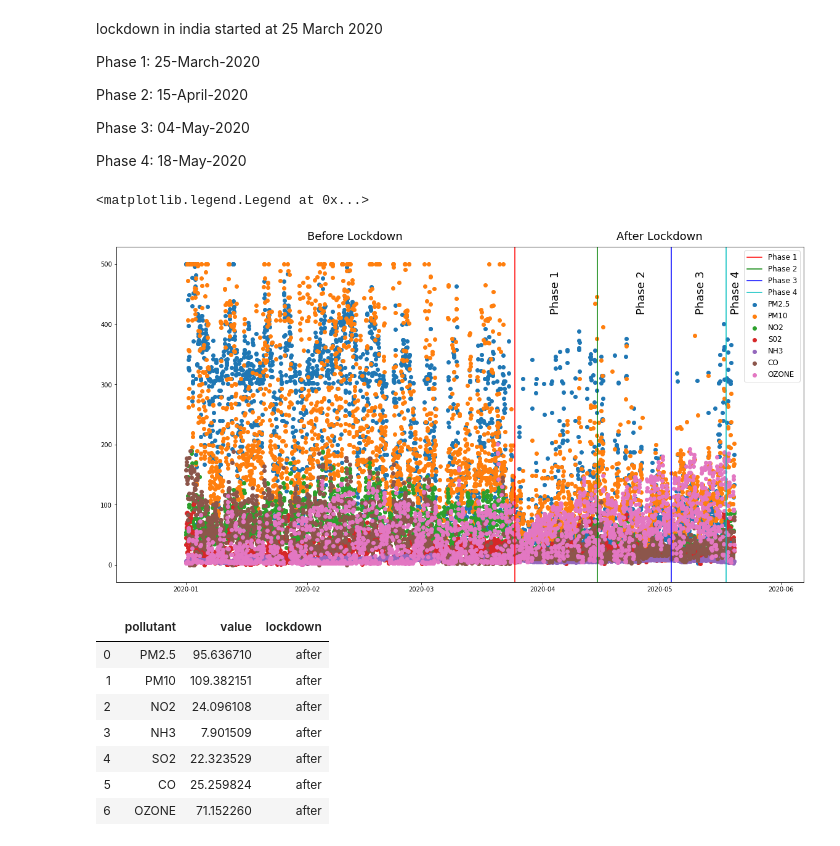
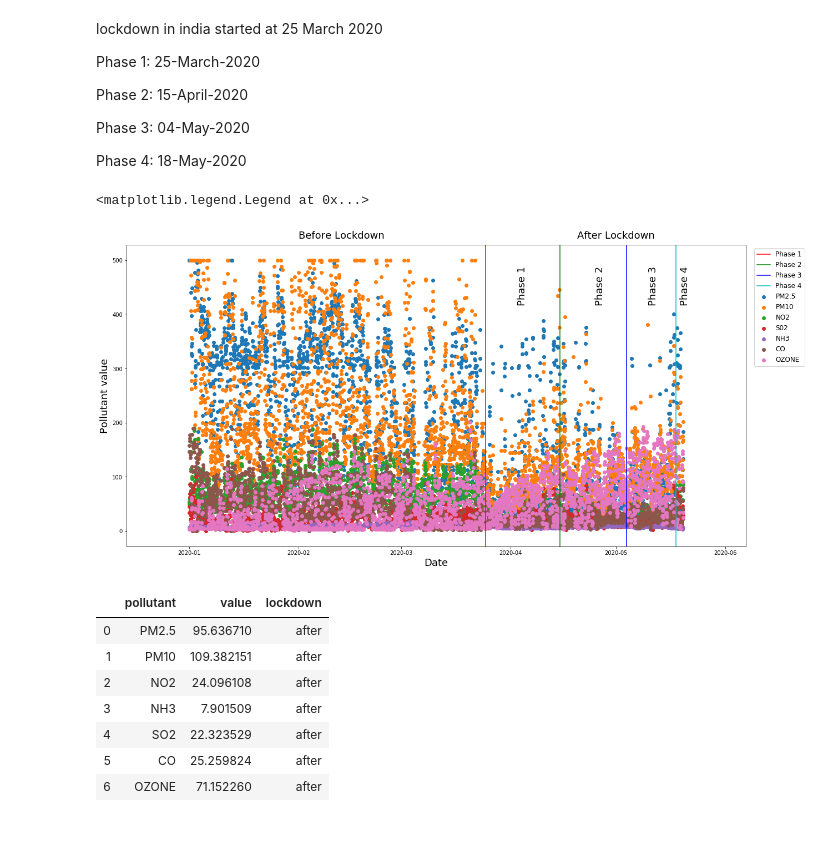
Before and after one commit to rabhar/air_pollution_before_and_after_lockdown_delhi_analysis, a Jupyter notebook: Air_pollution_before_and_after_lockdown.ipynb, the cells around one changed output. Drawn from its saved outputs; the diff is of its cells as text; code cells hidden in the pictures.

```diff
--- a/Air_pollution_before_and_after_lockdown.ipynb
+++ b/Air_pollution_before_and_after_lockdown.ipynb
@@ -91,25 +87,26 @@ Phase 4: 18-May-2020
 # %%
 fig = plt.figure(figsize=[20,10])
 axes = fig.subplots()
 axes.scatter(df.index, df['PM2.5'], label = 'PM2.5')
 axes.scatter(df.index, df['PM10'], label = 'PM10')
 axes.scatter(df.index, df['NO2'], label = 'NO2')
 axes.scatter(df.index, df['SO2'], label = 'S02')
 axes.scatter(df.index, df['NH3'], label = 'NH3')
 axes.scatter(df.index, df['CO'], label = 'CO')
 axes.scatter(df.index, df['OZONE'], label = 'OZONE')
 axes.axvline(x='2020-03-25', color='r', label = 'Phase 1')
 axes.axvline(x='2020-04-15', color='g', label = 'Phase 2')
 axes.axvline(x='2020-05-04', color='b', label = 'Phase 3')
 axes.axvline(x='2020-05-18', color='c', label = 'Phase 4')
 axes.text(s = 'Before Lockdown', x = '2020-02-01', y = 540, fontdict={'fontsize':18})
 axes.text(s = 'After Lockdown', x = '2020-04-20', y = 540, fontdict={'fontsize':18})
 axes.text(s = 'Phase 1', x = '2020-04-03', y = 420, fontdict={'fontsize':18, 'rotation':90})
 axes.text(s = 'Phase 2', x = '2020-04-25', y = 420, fontdict={'fontsize':18, 'rotation':90})
 axes.text(s = 'Phase 3', x = '2020-05-10', y = 420, fontdict={'fontsize':18, 'rotation':90})
 axes.text(s = 'Phase 4', x = '2020-05-19', y = 420, fontdict={'fontsize':18, 'rotation':90})
-
-axes.legend(fontsize=12)
+axes.set_xlabel('Date', fontsize=18)
+axes.set_ylabel('Pollutant value', fontsize=18)
+axes.legend(bbox_to_anchor=(1.1,1), fontsize=12)
 # %% [output]
 <matplotlib.legend.Legend at 0x...>
-[figure, old version]
+[figure, new version]
```
Also changed, not shown: parts of 4 cells of this notebook.
